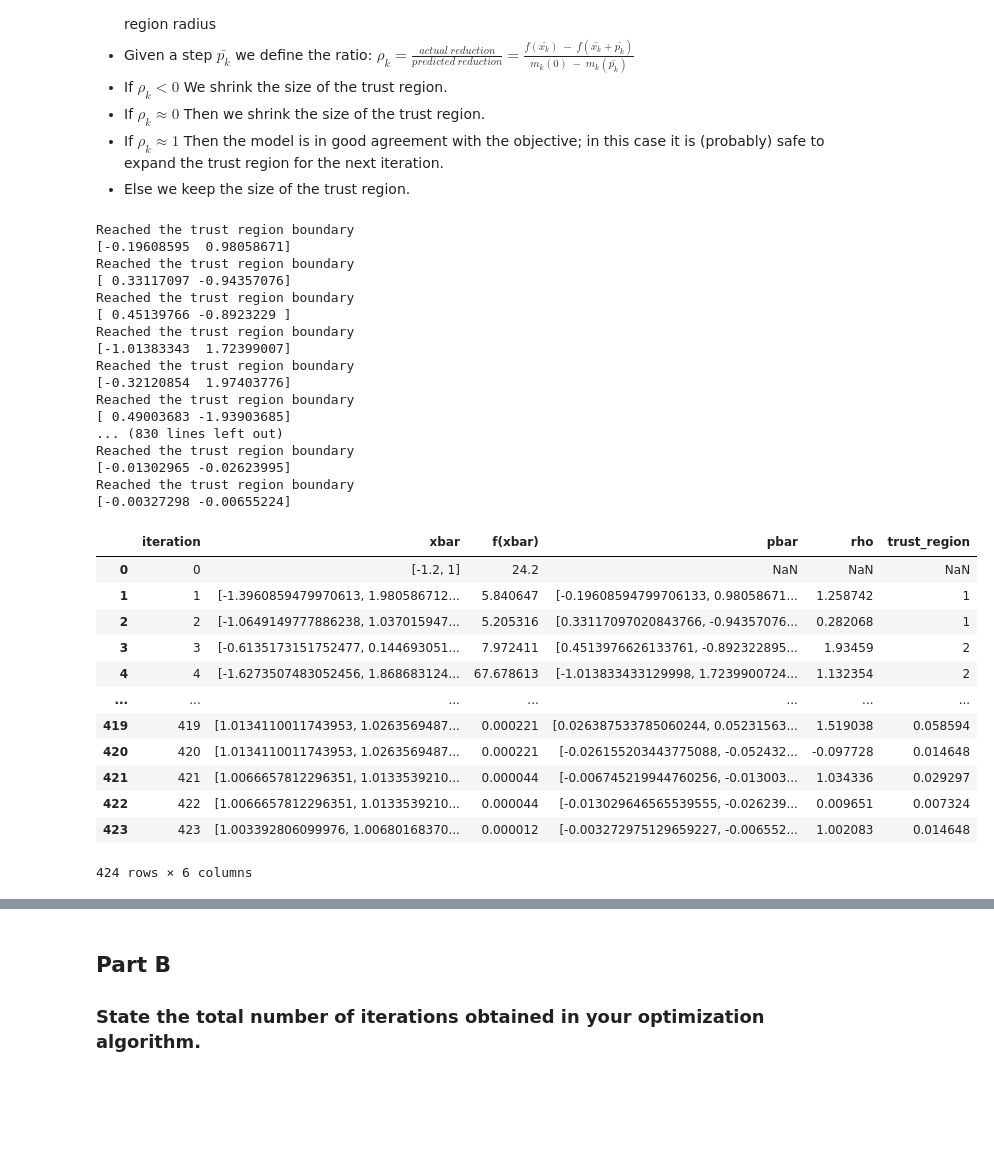
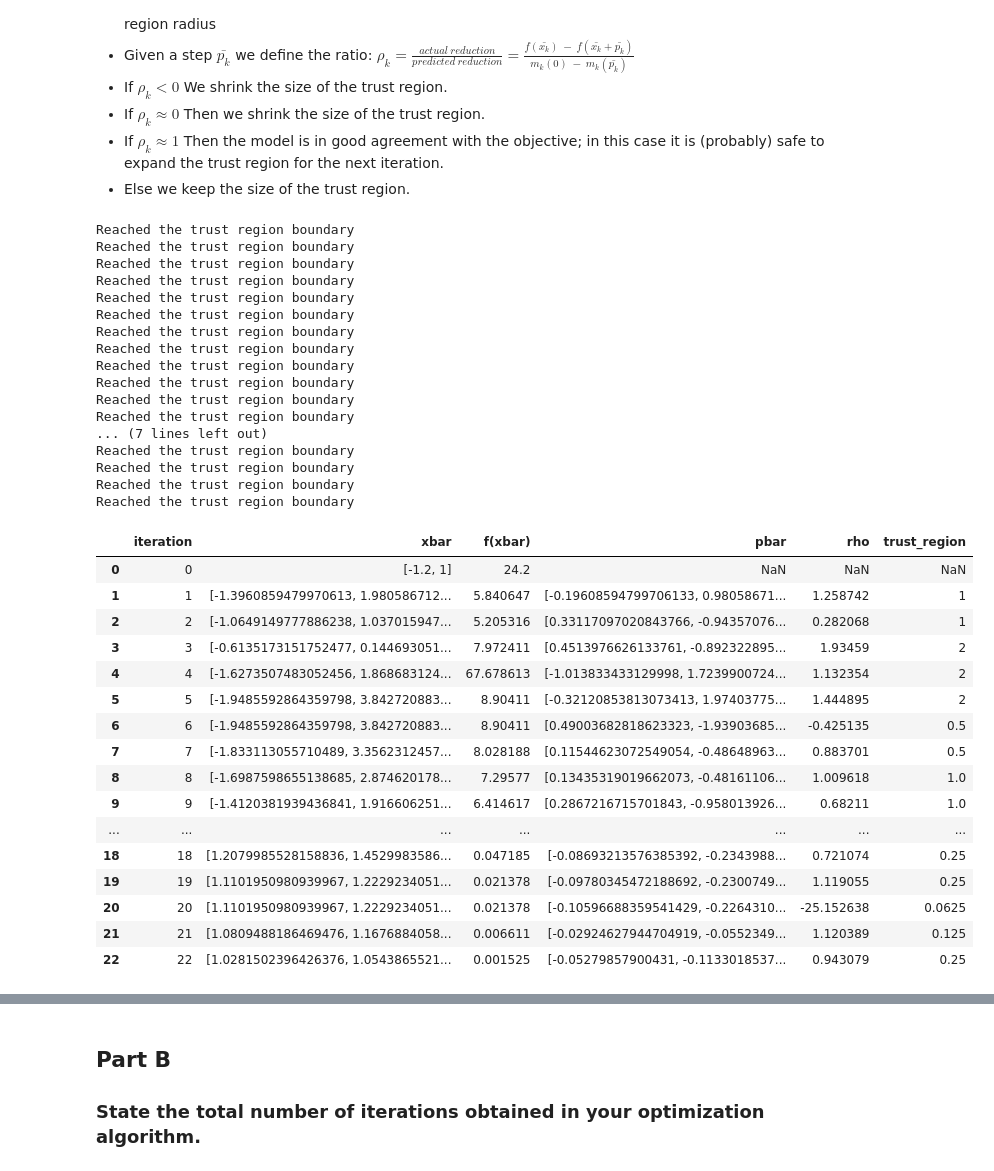
Before and after one commit to wpmcgrath95/MATH-693A-Advanced-Numerical-Methods, a Jupyter notebook: python/homework4.ipynb, the cells around one changed output, grey strips where cells are left out. Saved outputs shown, nothing was run; the diff lists cells and outputs as text; code cells hidden in the pictures; blank space fills up the shorter version.

```diff
--- a/python/homework4.ipynb
+++ b/python/homework4.ipynb
@@ -47,8 +47,8 @@ def compute_tau_star(pbar_k, dbar_k, trust_reg):
     c_coeff = np.dot(pbar_k, pbar_k) - trust_reg**2
 
     # solve quadratic equation
-    tau_1 = (-b_coeff + np.sqrt(b_coeff * b_coeff - 4 * a_coeff * c_coeff)) / (2 * a_coeff)
-    tau_2 = (-b_coeff - np.sqrt(b_coeff * b_coeff - 4 * a_coeff * c_coeff)) / (2 * a_coeff)
+    tau_1 = (-b_coeff + np.sqrt(b_coeff**2 - 4 * a_coeff * c_coeff)) / (2 * a_coeff)
+    tau_2 = (-b_coeff - np.sqrt(b_coeff**2 - 4 * a_coeff * c_coeff)) / (2 * a_coeff)
 
     # conditions to choose tau star
     if tau_1 >= 0 and tau_2 < 0:
@@ -122,7 +122,7 @@ def steihaug_method(xbar_k, grad, Bk, trust_reg, eps=10**(-6)):
 - Else we keep the size of the trust region.
 # %%
 # trust region algorithm
-def trust_region(x0, obj_func, grad, hess, grad_stop_criteria, eta=0.15, initial_trust_radius=1, max_trust_radius=30):
+def trust_region(x0, obj_func, grad, hess, grad_stop_criteria, eta=0.1, initial_trust_radius=1, max_trust_radius=300):
     xbar_k = x0 # xbar_k = xbar_transposed
     trust_reg = initial_trust_radius
     k = 1
@@ -133,7 +133,6 @@ def trust_region(x0, obj_func, grad, hess, grad_stop_criteria, eta=0.15, initial
 
         # get approx. step pbar_k by steihaug method (gives minimized pbar_k)
         pbar_k = steihaug_method(xbar_k, grad, Bk, trust_reg)
-        print(pbar_k)
 
         # define a ratio measuring the success of a step
         # given a step pbar_k we define the ratio: rho_k = actual reduction / predicted reduction
@@ -150,10 +149,8 @@ def trust_region(x0, obj_func, grad, hess, grad_stop_criteria, eta=0.15, initial
         # rho is close to one and pbar_k has reached the boundary of the trust region, therefore the trust region must be expanded
         # euclidean norm of pbar_k = sqrt(np.dot(pbar_k, pbar_k)) = np.linalg.norm(pbar_k)
         else:
-            if rho_k > 0.75 and np.linalg.norm(pbar_k) == trust_reg:
+            if rho_k > 0.75 and np.linalg.norm(pbar_k) == trust_reg: #np.abs(np.linalg.norm(pbar_k) - trust_reg) < 10**(-8):
                 trust_reg = min(2 * trust_reg, max_trust_radius)
-            else:
-                trust_reg = trust_reg
 
         # add to dataframe
         if k == 1:
@@ -177,6 +174,9 @@ def trust_region(x0, obj_func, grad, hess, grad_stop_criteria, eta=0.15, initial
         rho_list.append(rho_k)
         trust_reg_list.append(trust_reg)
 
+        if k >= 23:
+            break
+
         k = k + 1
 
         trust_region_steihaug_df = pd.DataFrame(
@@ -187,36 +187,40 @@ def trust_region(x0, obj_func, grad, hess, grad_stop_criteria, eta=0.15, initial
     return trust_region_steihaug_df
 # %%
 # [-1.2, 1] = initial point in trust region
-trust_region_steihaug_df = trust_region([-1.2, 1], objective_func, gradient, hessian, 10**(-2))
-trust_region_steihaug_df
+trust_region_steihaug_1_df = trust_region([-1.2, 1], objective_func, gradient, hessian, 10**(-8))
+trust_region_steihaug_1_df
 # %% [output]
 Reached the trust region boundary
-[-0.19608595  0.98058671]
 Reached the trust region boundary
-[ 0.33117097 -0.94357076]
 Reached the trust region boundary
-[ 0.45139766 -0.8923229 ]
 Reached the trust region boundary
-[-1.01383343  1.72399007]
 Reached the trust region boundary
-[-0.32120854  1.97403776]
 Reached the trust region boundary
-[ 0.49003683 -1.93903685]
-... (830 lines left out)
 Reached the trust region boundary
-[-0.01302965 -0.02623995]
 Reached the trust region boundary
-[-0.00327298 -0.00655224]
+Reached the trust region boundary
+Reached the trust region boundary
+Reached the trust region boundary
+Reached the trust region boundary
+... (7 lines left out)
+Reached the trust region boundary
+Reached the trust region boundary
+Reached the trust region boundary
+Reached the trust region boundary
 |  | iteration | xbar | f(xbar) | pbar | rho | trust_region |
 | 0 | 0 | [-1.2, 1] | 24.2 | NaN | NaN | NaN |
 | 1 | 1 | [-1.3960859479970613, 1.980586712... | 5.840647 | [-0.19608594799706133, 0.98058671... | 1.258742 | 1 |
 | 2 | 2 | [-1.0649149777886238, 1.037015947... | 5.205316 | [0.33117097020843766, -0.94357076... | 0.282068 | 1 |
 | 3 | 3 | [-0.6135173151752477, 0.144693051... | 7.972411 | [0.4513976626133761, -0.892322895... | 1.93459 | 2 |
 | 4 | 4 | [-1.6273507483052456, 1.868683124... | 67.678613 | [-1.013833433129998, 1.7239900724... | 1.132354 | 2 |
+| 5 | 5 | [-1.9485592864359798, 3.842720883... | 8.90411 | [-0.32120853813073413, 1.97403775... | 1.444895 | 2 |
+| 6 | 6 | [-1.9485592864359798, 3.842720883... | 8.90411 | [0.49003682818623323, -1.93903685... | -0.425135 | 0.5 |
+| 7 | 7 | [-1.833113055710489, 3.3562312457... | 8.028188 | [0.11544623072549054, -0.48648963... | 0.883701 | 0.5 |
+| 8 | 8 | [-1.6987598655138685, 2.874620178... | 7.29577 | [0.13435319019662073, -0.48161106... | 1.009618 | 1.0 |
+| 9 | 9 | [-1.4120381939436841, 1.916606251... | 6.414617 | [0.2867216715701843, -0.958013926... | 0.68211 | 1.0 |
 | ... | ... | ... | ... | ... | ... | ... |
-| 419 | 419 | [1.0134110011743953, 1.0263569487... | 0.000221 | [0.026387533785060244, 0.05231563... | 1.519038 | 0.058594 |
-| 420 | 420 | [1.0134110011743953, 1.0263569487... | 0.000221 | [-0.026155203443775088, -0.052432... | -0.097728 | 0.014648 |
-| 421 | 421 | [1.0066657812296351, 1.0133539210... | 0.000044 | [-0.006745219944760256, -0.013003... | 1.034336 | 0.029297 |
-| 422 | 422 | [1.0066657812296351, 1.0133539210... | 0.000044 | [-0.013029646565539555, -0.026239... | 0.009651 | 0.007324 |
-| 423 | 423 | [1.003392806099976, 1.00680168370... | 0.000012 | [-0.003272975129659227, -0.006552... | 1.002083 | 0.014648 |
+| 18 | 18 | [1.2079985528158836, 1.4529983586... | 0.047185 | [-0.08693213576385392, -0.2343988... | 0.721074 | 0.25 |
+| 19 | 19 | [1.1101950980939967, 1.2229234051... | 0.021378 | [-0.09780345472188692, -0.2300749... | 1.119055 | 0.25 |
+| 20 | 20 | [1.1101950980939967, 1.2229234051... | 0.021378 | [-0.10596688359541429, -0.2264310... | -25.152638 | 0.0625 |
+| 21 | 21 | [1.0809488186469476, 1.1676884058... | 0.006611 | [-0.02924627944704919, -0.0552349... | 1.120389 | 0.125 |
+| 22 | 22 | [1.0281502396426376, 1.0543865521... | 0.001525 | [-0.05279857900431, -0.1133018537... | 0.943079 | 0.25 |
-424 rows × 6 columns
```
Also changed, not shown: parts of 13 cells of this notebook.
